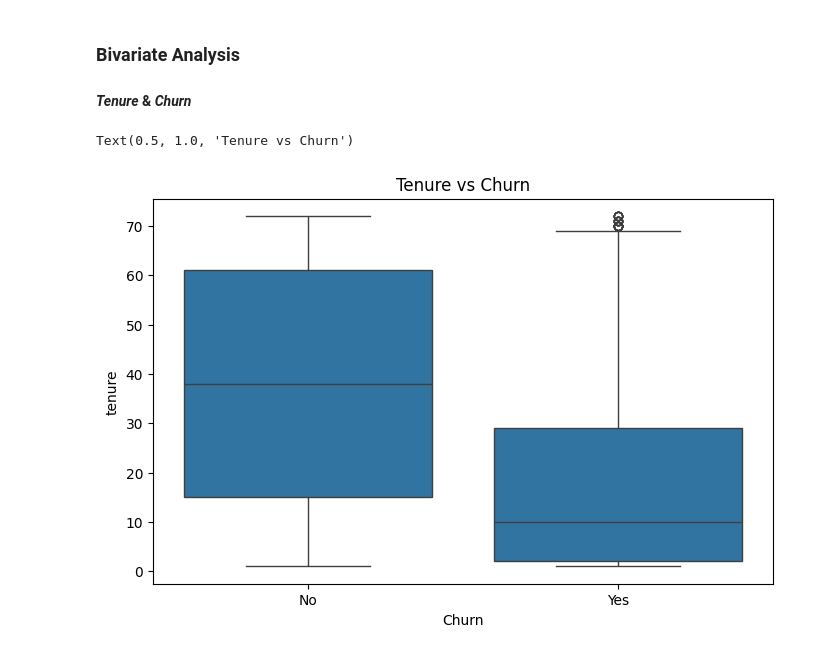
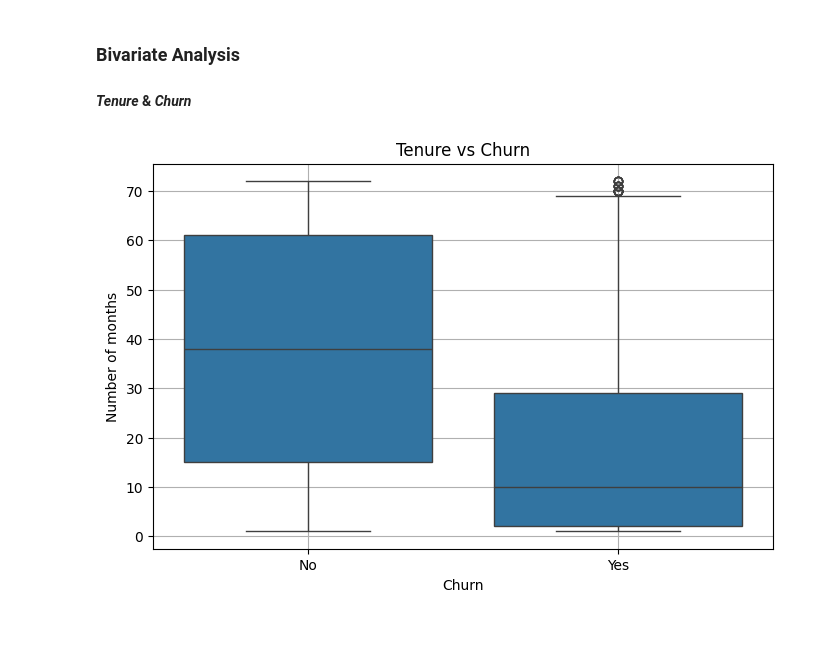
Before and after one commit to diyorarti/Reducing_customer_churn_Data_analysis, a Jupyter notebook: notebook/churn_analysis.ipynb, the cells around one changed output. Drawn from its saved outputs; the diff is of its cells as text; code cells hidden in the pictures.

```diff
--- a/notebook/churn_analysis.ipynb
+++ b/notebook/churn_analysis.ipynb
@@ -246,7 +246,10 @@ The dominance of Fiber optic suggests strong adoption of high-speed services, wh
 # %%
 plt.figure(figsize=(8, 5))
 sns.boxplot(x='Churn', y='tenure', data=df)
 plt.title('Tenure vs Churn')
+plt.xlabel('Churn')
+plt.ylabel('Number of months')
+plt.grid()
+plt.show()
 # %% [output]
-Text(0.5, 1.0, 'Tenure vs Churn')
-[figure, old version]
+[figure, new version]
```
Also changed, not shown: parts of 5 cells of this notebook.
